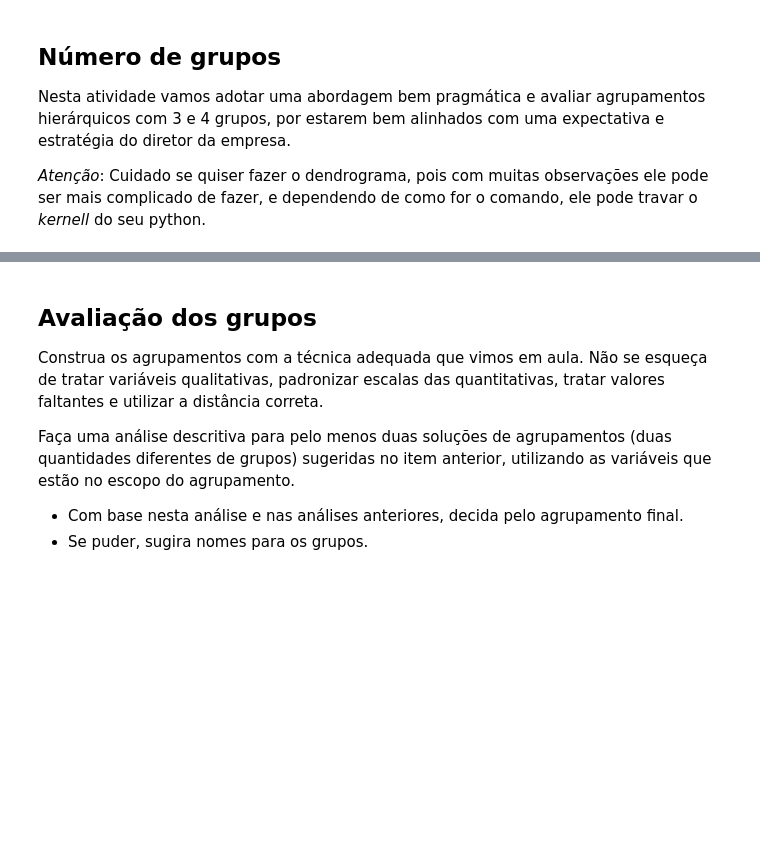
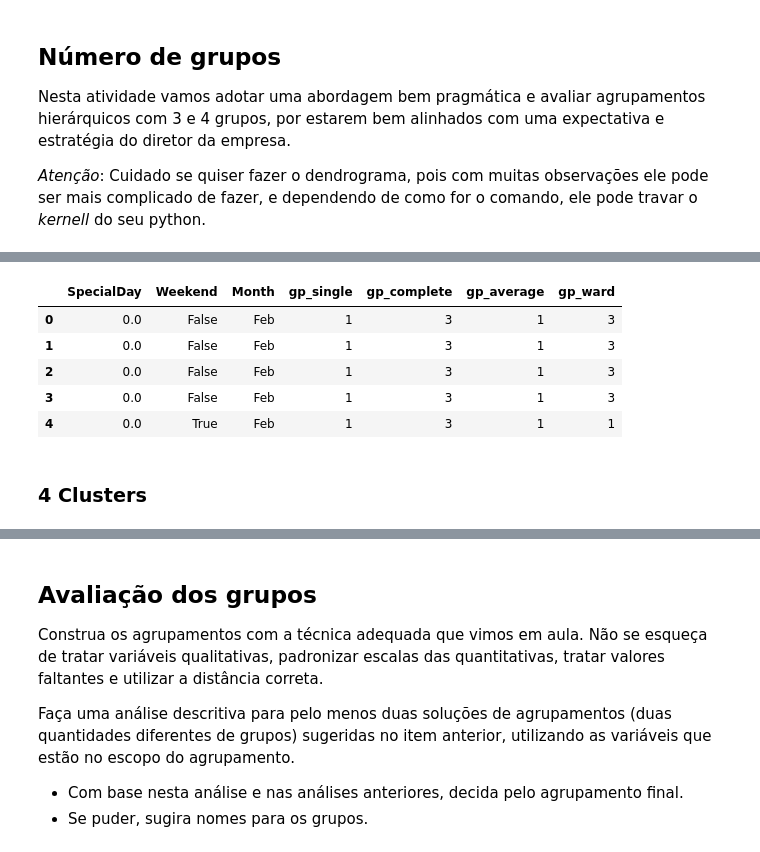
Before and after one commit to gfsilveira/ebac, a Jupyter notebook: 03-Cientista_de_Dados/02-Crisp_DM/30_modulo/mod30_tarefa02 - Resolvido.ipynb, the cells around one changed output, grey strips where cells are left out. Drawn from its saved outputs; the diff is of its cells as text; code cells hidden in the pictures; blank space fills up the shorter version.

```diff
--- a/03-Cientista_de_Dados/02-Crisp_DM/30_modulo/mod30_tarefa02 - Resolvido.ipynb
+++ b/03-Cientista_de_Dados/02-Crisp_DM/30_modulo/mod30_tarefa02 - Resolvido.ipynb
@@ -161,0 +273,3 @@ Liste as variáveis que você vai querer utilizar. Essa é uma atividade importa
+# %%
+vars_cat = [False if i == "float64" else True for i in df_seq.dtypes]
+vars_cat
@@ -161,0 +278,3 @@ Liste as variáveis que você vai querer utilizar. Essa é uma atividade importa
+# %%
+distancia_gower = gower_matrix(df_seq, cat_features=vars_cat)
+distancia_gower[:5, :5]
@@ -161,0 +292,3 @@ Liste as variáveis que você vai querer utilizar. Essa é uma atividade importa
+# %%
+gdv = squareform(distancia_gower, force='tovector')
+gdv.shape
@@ -167,0 +305,3 @@ Nesta atividade vamos adotar uma abordagem bem pragmática e avaliar agrupamento
+# %%
+df_dados_3 = df[colunas[-3:]].copy()
+df_dados_3.head()
@@ -167,0 +315,15 @@ Nesta atividade vamos adotar uma abordagem bem pragmática e avaliar agrupamento
+# %%
+metodos = ['single', 'complete', 'average', 'ward']
+for metodo in metodos:
+    Z = linkage(gdv, method=metodo)
+    df_dados_3['gp_'+metodo] = fcluster(Z, 3, criterion='maxclust')
+df_dados_3.head()
+# %% [output]
+|  | SpecialDay | Weekend | Month | gp_single | gp_complete | gp_average | gp_ward |
+| 0 | 0.0 | False | Feb | 1 | 3 | 1 | 3 |
+| 1 | 0.0 | False | Feb | 1 | 3 | 1 | 3 |
+| 2 | 0.0 | False | Feb | 1 | 3 | 1 | 3 |
+| 3 | 0.0 | False | Feb | 1 | 3 | 1 | 3 |
+| 4 | 0.0 | True | Feb | 1 | 3 | 1 | 1 |
+# %% [markdown]
+### 4 Clusters
```
Also changed, not shown: parts of 35 cells of this notebook, 1 other file.
